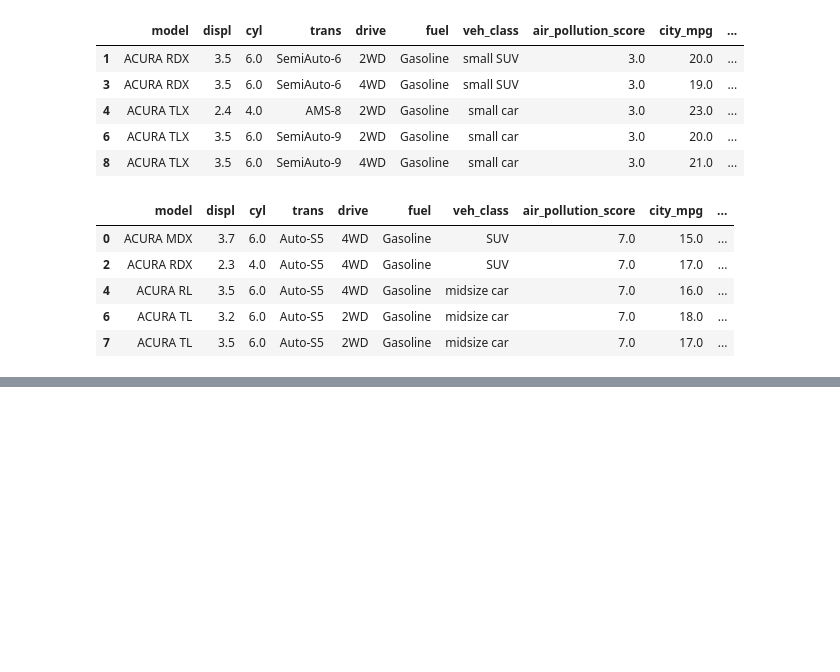
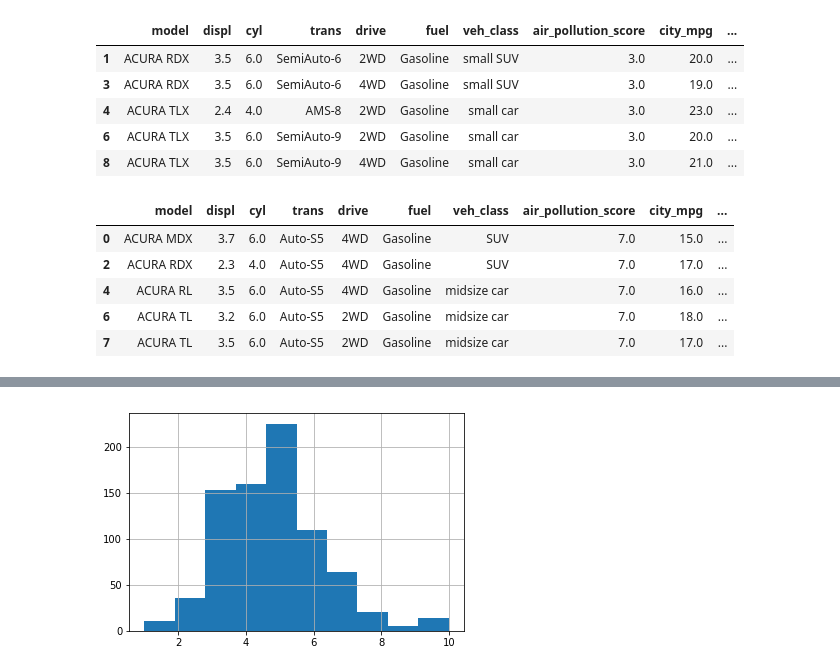
Before and after one commit to PadmarajBhat/DataAnalyst-1, a Jupyter notebook: The Data Analysis Process/Data Analysis Process - Case Study 2.ipynb, the cells around one changed output, grey strips where cells are left out. Drawn from its saved outputs; the diff is of its cells as text; code cells hidden in the pictures; blank space fills up the shorter version.

```diff
--- a/The Data Analysis Process/Data Analysis Process - Case Study 2.ipynb
+++ b/The Data Analysis Process/Data Analysis Process - Case Study 2.ipynb
@@ -480,0 +550,4 @@ df_08_new.head()
+# %%
+df_18_new.greenhouse_gas_score.hist();
+# %% [output]
+[figure, added]
```
Also changed, not shown: parts of 16 cells of this notebook.
